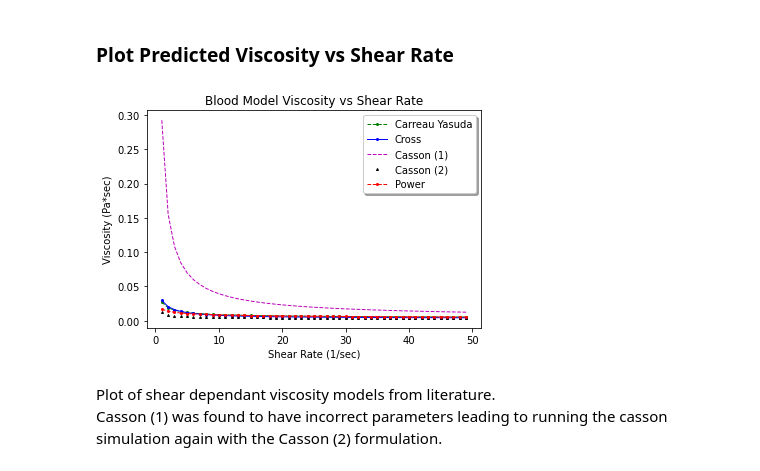
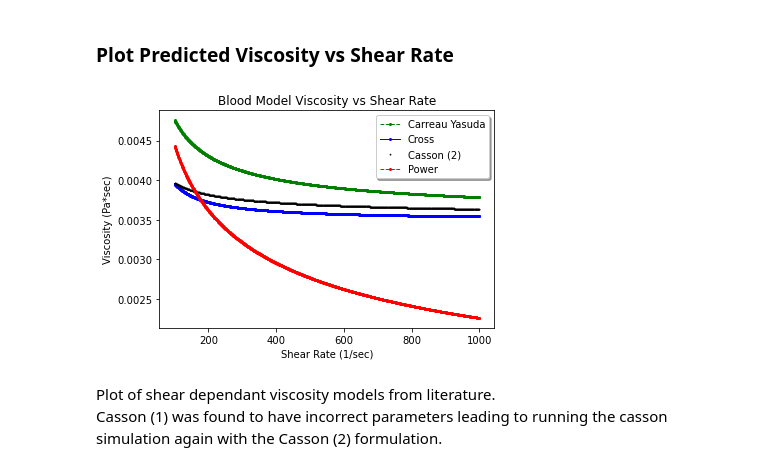
Before and after one commit to jtarriela/EML_4930_Final, a Jupyter notebook: EML_4930/EML_Final_Notebook.ipynb, the cells around one changed output. Drawn from its saved outputs; the diff is of its cells as text; code cells hidden in the pictures.

```diff
--- a/EML_4930/EML_Final_Notebook.ipynb
+++ b/EML_4930/EML_Final_Notebook.ipynb
@@ -13,3 +13,13 @@ import math
 # Q_ = ureg.Quantity
 import pandas as pd
 import matplotlib.pyplot as plt
+
+### Instantiate Class
+shear_range = np.arange(100,1000)
+Parameters_BM_Class = {'Q_': Q_,
+                           'strain': 450, # Pass universal strain for all models
+                           'strain_range': shear_range,
+                           'mu_0': 0.056,
+                           'mu_inf': 0.0035}
+
+bm = blood_model_validation(**Parameters_BM_Class)
@@ -33,10 +33,25 @@ bm.inlet_profile()
 [figure]
 # %% [markdown]
 ### Plot Predicted Viscosity vs Shear Rate
-# %%
-predicted_mu = bm.mu_calculations()
-# %% [output]
-[figure, removed]
+# %%
+predicted_mu = bm.mu_calculations()
+
+plt.figure()
+plt.plot(predicted_mu['Strain (Pascal)'], predicted_mu['Carreau Yasuda'], 'go--', linewidth=1,markersize=2, label="Carreau Yasuda")
+plt.plot(predicted_mu['Strain (Pascal)'], predicted_mu['Cross'], 'bo-', linewidth=1, markersize=2,label="Cross")
+# ca1 = plt.plot(self.df['Strain (Pascal)'], self.df['Casson_1'], 'm--', linewidth=1, markersize=2,label="Casson (1)")
+plt.plot(predicted_mu['Strain (Pascal)'], predicted_mu['Casson_2'], '^k', linewidth=1, markersize=1,label="Casson (2)")
+plt.plot(predicted_mu['Strain (Pascal)'], predicted_mu['Power'], 'ro--', linewidth=1, markersize=2,label="Power")
+
+plt.legend(loc="upper right", fontsize='medium', frameon=True, shadow=True)
+plt.title('Blood Model Viscosity vs Shear Rate')
+plt.ylabel('Viscosity (Pa*sec)')
+plt.xlabel('Shear Rate (1/sec)')
+
+
+plt.show()
+# %% [output]
+[figure, added]
 # %% [markdown]
 Plot of shear dependant viscosity models from literature. <br>
 Casson (1) was found to have incorrect parameters leading to running the casson simulation again with the Casson (2) formulation.
```
Also changed, not shown: parts of 10 cells of this notebook.
